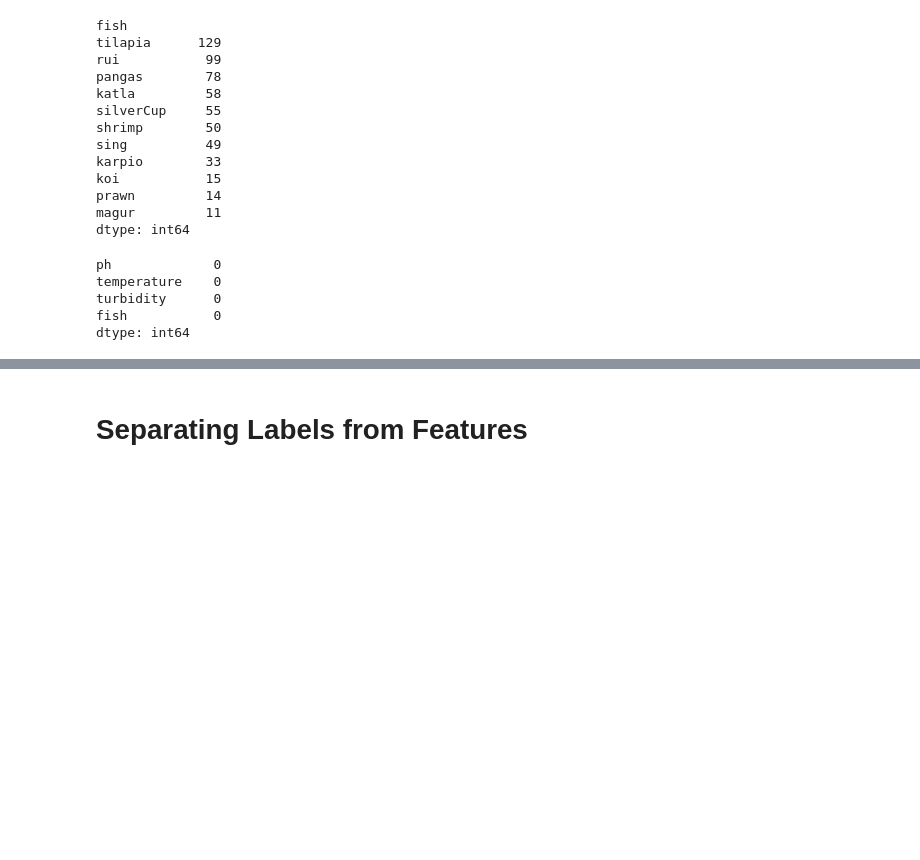
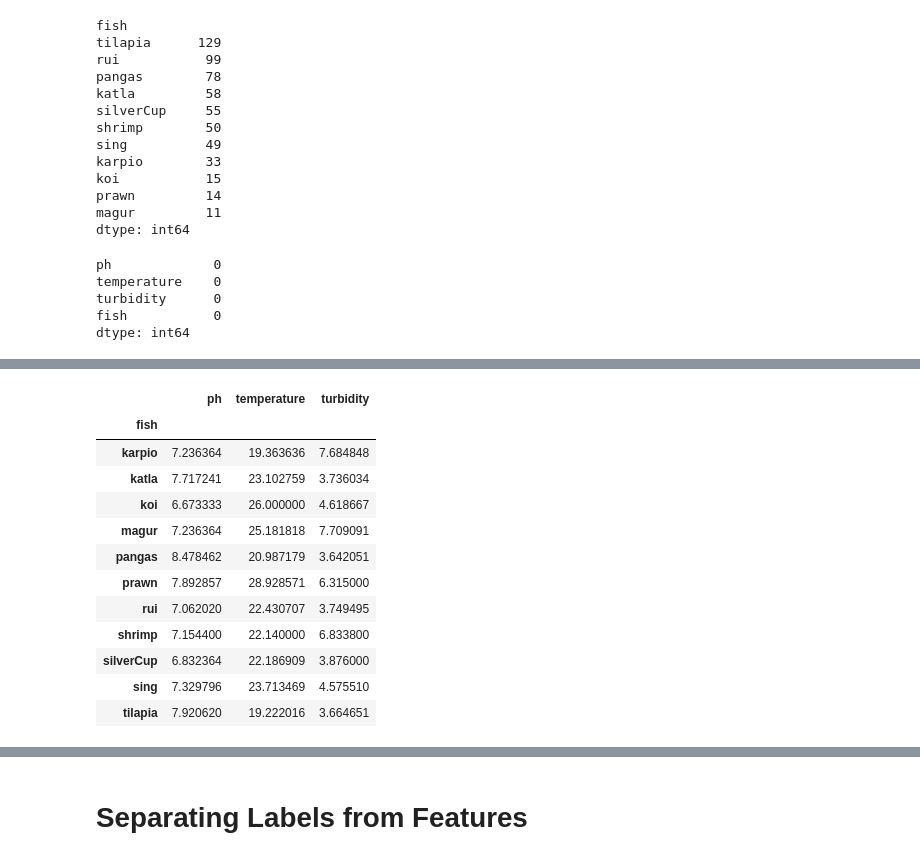
Before and after one commit to Winfry/AQUAFISHERIES, a Jupyter notebook: aqua.ipynb, the cells around one changed output, grey strips where cells are left out. Drawn from its saved outputs; the diff is of its cells as text; code cells hidden in the pictures; blank space fills up the shorter version.

```diff
--- a/aqua.ipynb
+++ b/aqua.ipynb
@@ -64,0 +99,17 @@ dtype: int64
+# %%
+fish_summary = pd.pivot_table(df, index=['fish'], aggfunc='mean')
+fish_summary
+# %% [output]
+|  | ph | temperature | turbidity |
+| fish |  |  |  |
+| karpio | 7.236364 | 19.363636 | 7.684848 |
+| katla | 7.717241 | 23.102759 | 3.736034 |
+| koi | 6.673333 | 26.000000 | 4.618667 |
+| magur | 7.236364 | 25.181818 | 7.709091 |
+| pangas | 8.478462 | 20.987179 | 3.642051 |
+| prawn | 7.892857 | 28.928571 | 6.315000 |
+| rui | 7.062020 | 22.430707 | 3.749495 |
+| shrimp | 7.154400 | 22.140000 | 6.833800 |
+| silverCup | 6.832364 | 22.186909 | 3.876000 |
+| sing | 7.329796 | 23.713469 | 4.575510 |
+| tilapia | 7.920620 | 19.222016 | 3.664651 |
```
Also changed, not shown: parts of 12 cells of this notebook, 4 other files.
